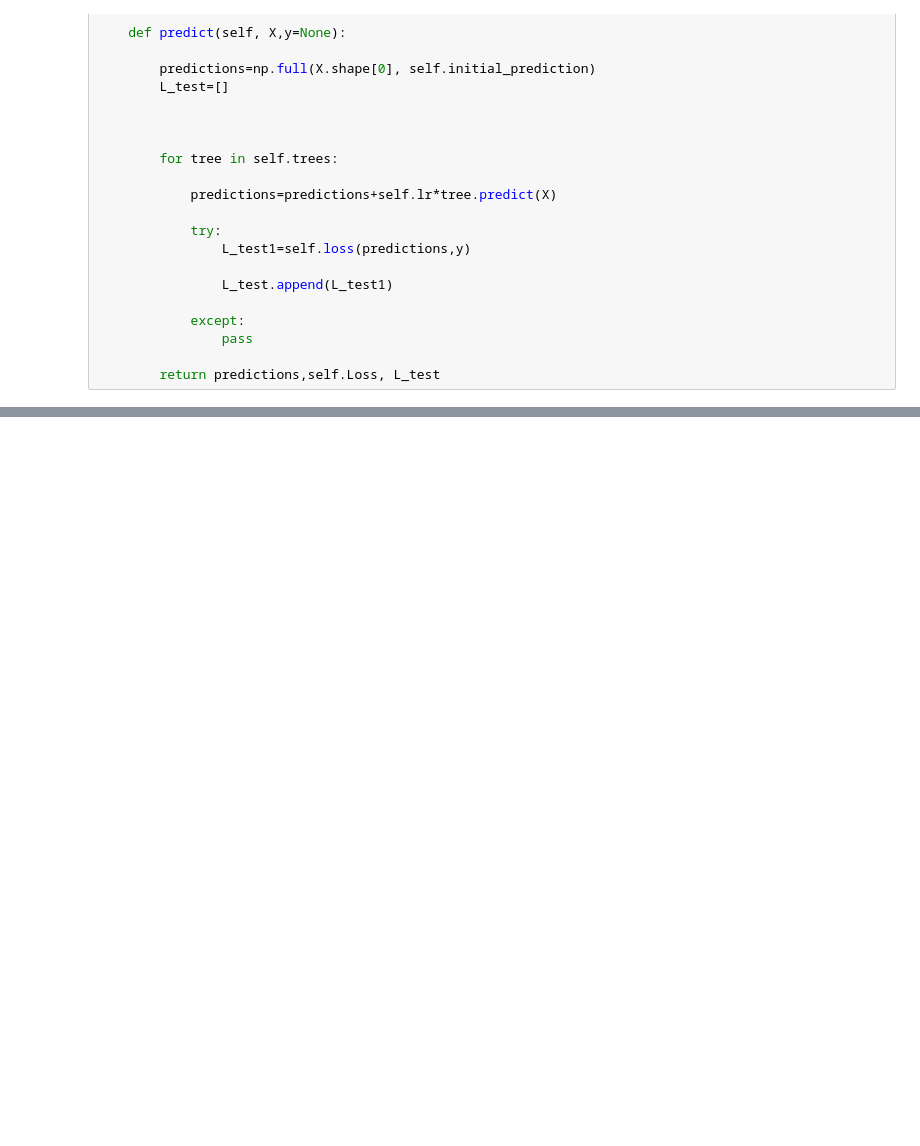
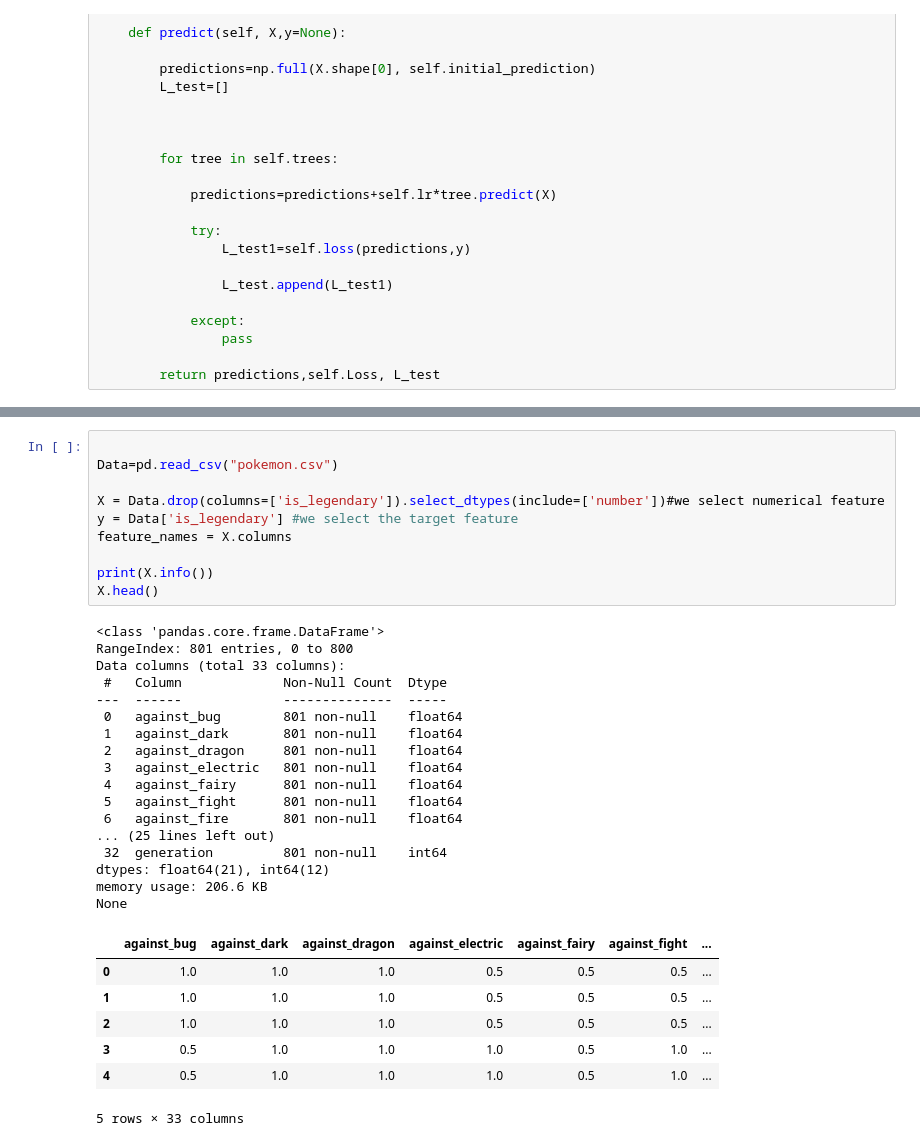
Before and after one commit to CarloSantam/Gradient-Boosting-from-Scratch, a Jupyter notebook: Gradient Boosting from Scratch.ipynb, the cells around one changed output, grey strips where cells are left out. Cells and saved outputs as stored; diff of their text form; blank space fills up the shorter version.

```diff
--- a/Gradient Boosting from Scratch.ipynb
+++ b/Gradient Boosting from Scratch.ipynb
@@ -211,0 +231,35 @@ sns.lineplot(x=np.linspace(0,n_estimators+1,n_estimators),y=L_test, label='Test'
+# %%
+
+Data=pd.read_csv("pokemon.csv")
+
+X = Data.drop(columns=['is_legendary']).select_dtypes(include=['number'])#we select numerical feature
+y = Data['is_legendary'] #we select the target feature
+feature_names = X.columns
+
+print(X.info())
+X.head()
+# %% [output]
+<class 'pandas.core.frame.DataFrame'>
+RangeIndex: 801 entries, 0 to 800
+Data columns (total 33 columns):
+ #   Column             Non-Null Count  Dtype
+---  ------             --------------  -----
+ 0   against_bug        801 non-null    float64
+ 1   against_dark       801 non-null    float64
+ 2   against_dragon     801 non-null    float64
+ 3   against_electric   801 non-null    float64
+ 4   against_fairy      801 non-null    float64
+ 5   against_fight      801 non-null    float64
+ 6   against_fire       801 non-null    float64
+... (25 lines left out)
+ 32  generation         801 non-null    int64
+dtypes: float64(21), int64(12)
+memory usage: 206.6 KB
+None
+|  | against_bug | against_dark | against_dragon | against_electric | against_fairy | against_fight | ... |
+| 0 | 1.0 | 1.0 | 1.0 | 0.5 | 0.5 | 0.5 | ... |
+| 1 | 1.0 | 1.0 | 1.0 | 0.5 | 0.5 | 0.5 | ... |
+| 2 | 1.0 | 1.0 | 1.0 | 0.5 | 0.5 | 0.5 | ... |
+| 3 | 0.5 | 1.0 | 1.0 | 1.0 | 0.5 | 1.0 | ... |
+| 4 | 0.5 | 1.0 | 1.0 | 1.0 | 0.5 | 1.0 | ... |
+5 rows × 33 columns
```
Also changed, not shown: parts of 8 cells of this notebook.
